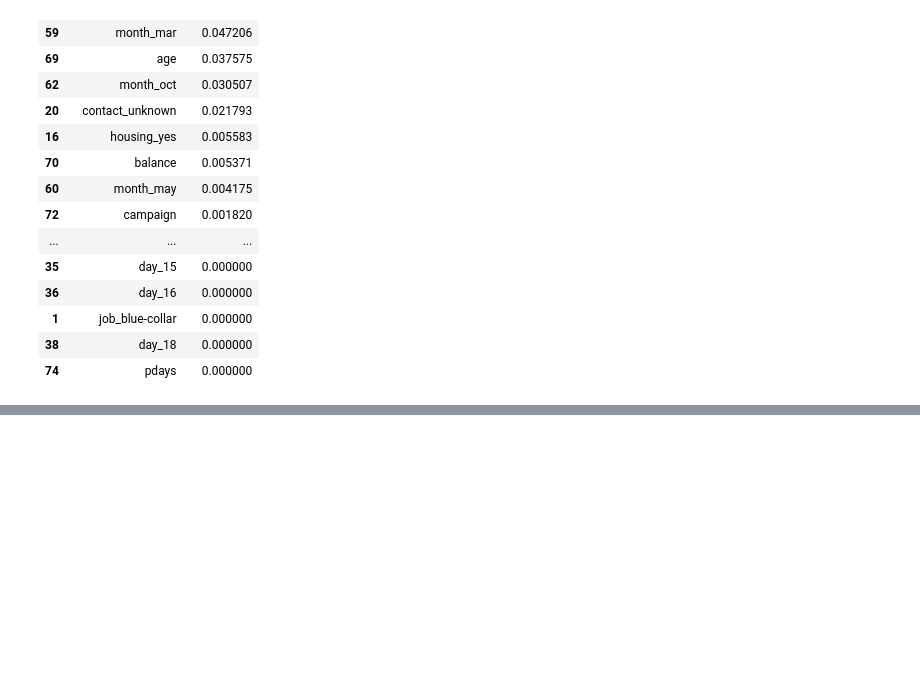
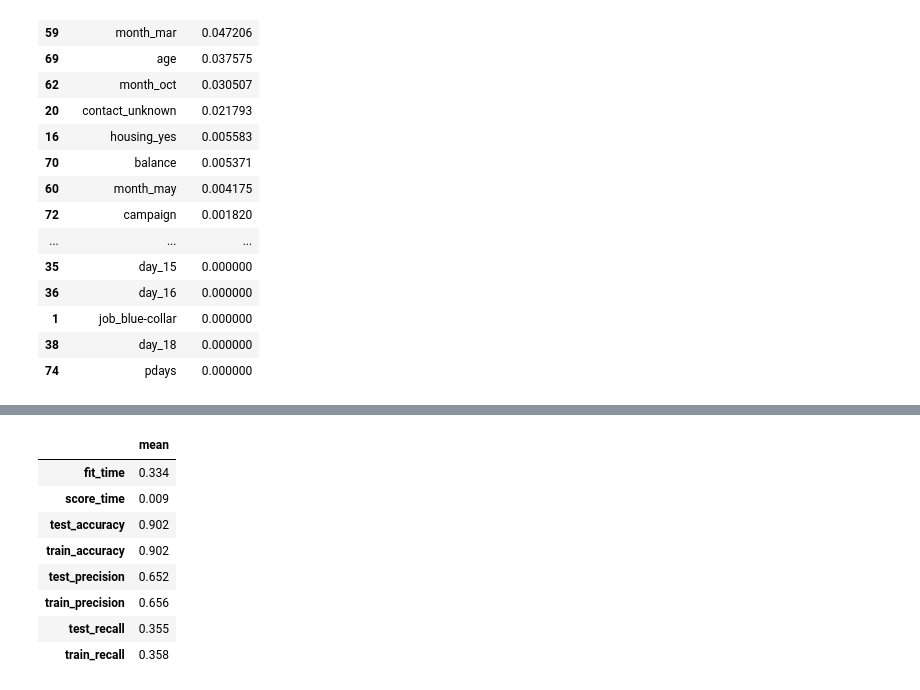
Before and after one commit to UBC-MDS/dsci522_group21, a Jupyter notebook: term_deposit_analysis.ipynb, the cells around one changed output, grey strips where cells are left out. Drawn from its saved outputs; the diff is of its cells as text; code cells hidden in the pictures; blank space fills up the shorter version.

```diff
--- a/term_deposit_analysis.ipynb
+++ b/term_deposit_analysis.ipynb
@@ -435,0 +505,18 @@ feature_importance.sort_values('importance', ascending=False)
+# %%
+from sklearn.model_selection import cross_validate
+
+lr_pipe = make_pipeline(preprocessor, LogisticRegression(random_state=123, max_iter=2000))
+
+pd.DataFrame(
+    cross_validate(lr_pipe, X_train, y_train=="yes", cv=10, return_train_score=True, scoring=["accuracy", "precision", "recall"])
+).agg(['mean']).round(3).T
+# %% [output]
+|  | mean |
+| fit_time | 0.334 |
+| score_time | 0.009 |
+| test_accuracy | 0.902 |
+| train_accuracy | 0.902 |
+| test_precision | 0.652 |
+| train_precision | 0.656 |
+| test_recall | 0.355 |
+| train_recall | 0.358 |
```
Also changed, not shown: parts of 6 cells of this notebook, 1 other file.
